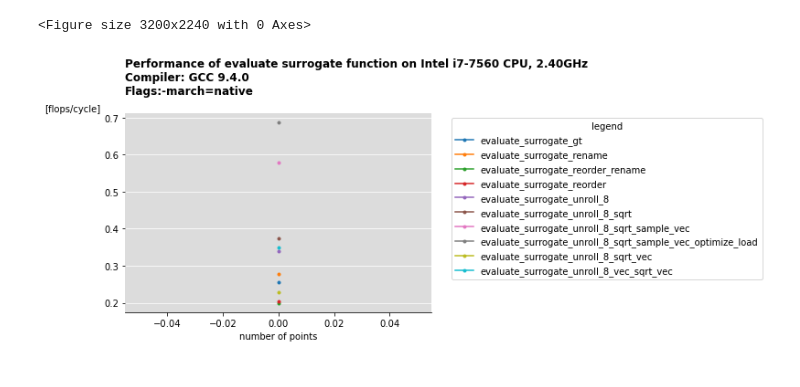
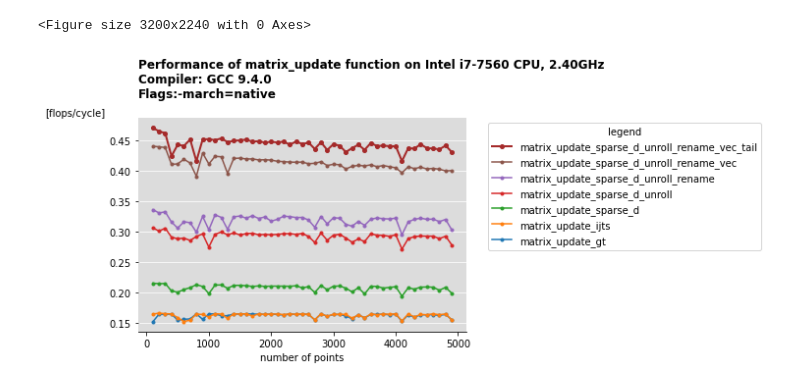
Before and after one commit to zhangganlin/OPUS-via-Bunch-Kaufman-pivoting-and-standard-optimization, a Jupyter notebook: script/plot_performance.ipynb, the cells around one changed output. Saved outputs shown, nothing was run; the diff lists cells and outputs as text; code cells hidden in the pictures.

Commit message:
change plots

```diff
--- a/script/plot_performance.ipynb
+++ b/script/plot_performance.ipynb
@@ -10,27 +0,0 @@ with open(path, 'r') as f:
-# %%
-def plot_step_performances(result):
-    plt.figure(figsize=(20,14), dpi= 160)
-    fig, ax = plt.subplots()
-    ax.set_xlabel('number of points')
-    ax.set_ylabel('[flops/cycle]', loc = 'top', rotation="horizontal")
-    ax.grid(axis="y", color='white')
-    ax.set_facecolor(color='gainsboro')
-    ax.set_title('Performance of evaluate surrogate function on Intel i7-7560 CPU, 2.40GHz\nCompiler: GCC 9.4.0\nFlags:-march=native\n', loc='left', fontweight="bold")
-    ax.spines['top'].set_visible(False)
-    ax.spines['right'].set_visible(False)
-    ax.spines['left'].set_visible(False)
-    handles = []
-    for i in range(len(result['evaluate_func_name'])):
-        cycles = result['evaluate_func_cycles'][i]
-        flops = result['evaluate_func_flops'][i]
-        performance = [w/t for t, w in zip(cycles, flops)]
-        x_list = np.arange(0, len(performance), 1)
-        p, = ax.plot(x_list, performance, marker = "o", markersize= 3, label = result['evaluate_func_name'][i])
-        handles.append(p)
-
-    plt.legend(handles=handles, title='legend', bbox_to_anchor=(1.05, 1), loc='upper left')
-# %%
-plot_step_performances(result)
-# %% [output]
-<Figure size 3200x2240 with 0 Axes>
-[figure, removed]
@@ -36,0 +3,5 @@ plot_step_performances(result)
+# %%
+plot_step_performances("../output/matrix_update.txt", "matrix_update")
+# %% [output]
+<Figure size 3200x2240 with 0 Axes>
+[figure, added]
```
Also changed, not shown: parts of 3 cells of this notebook, 4 other files.
